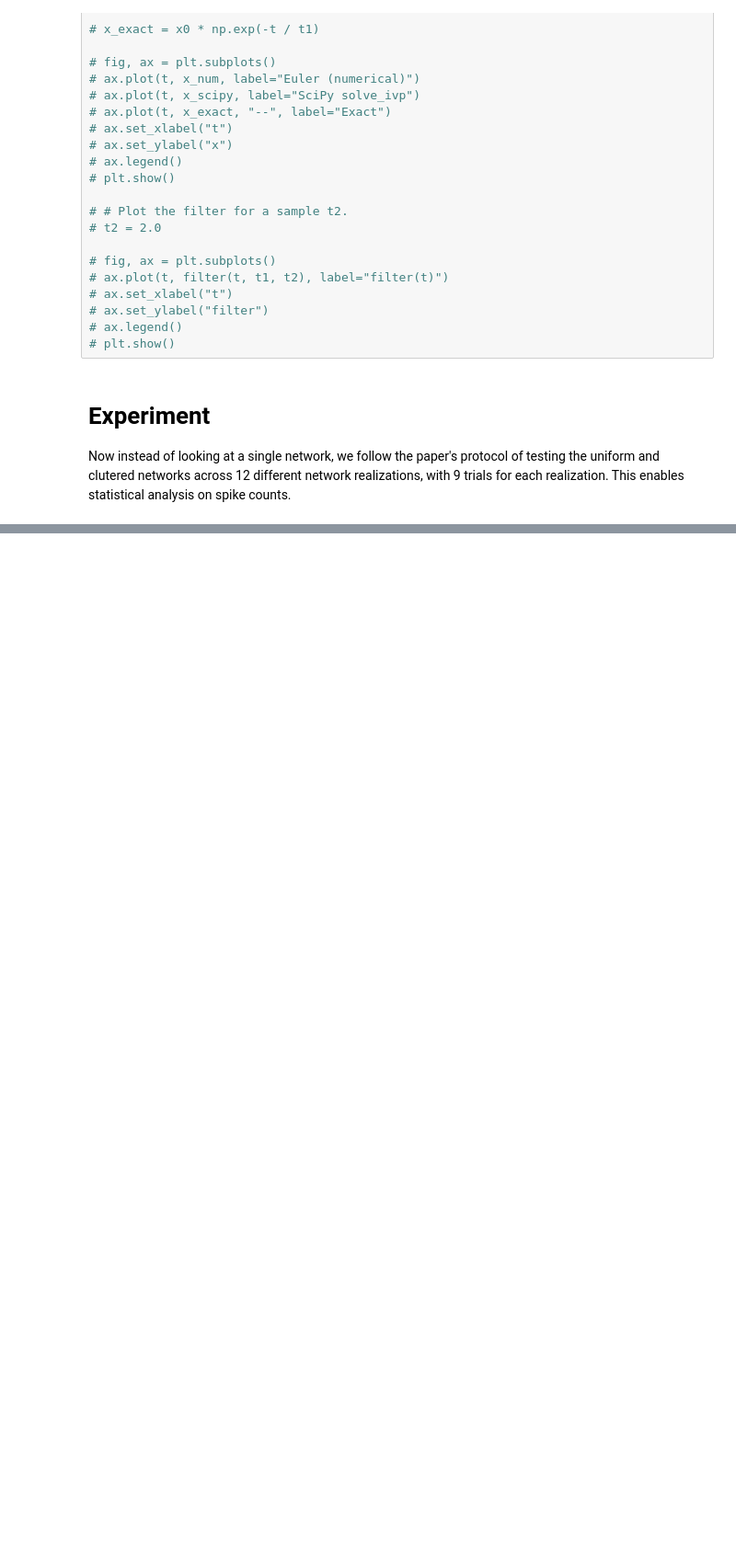
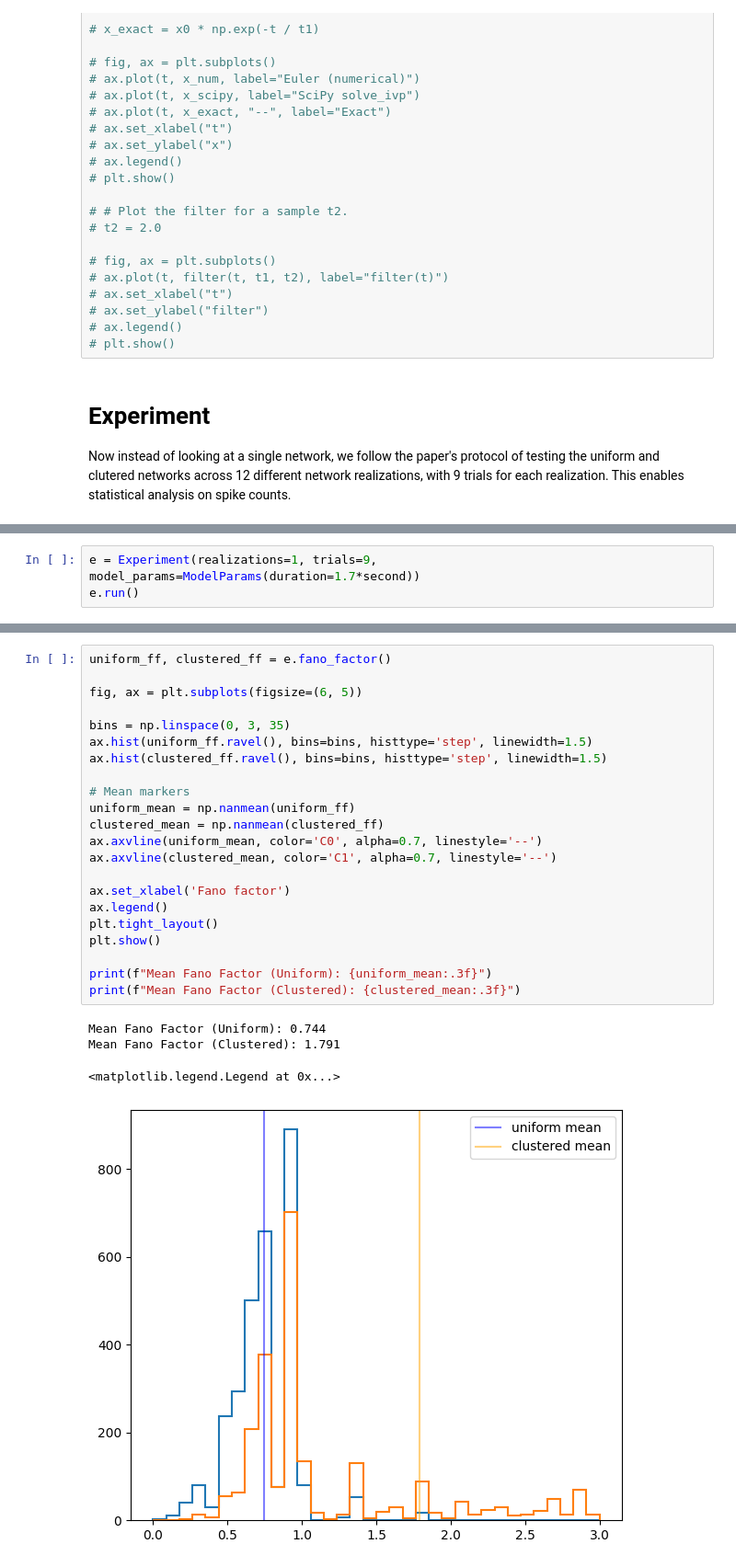
Before and after one commit to arjunpur/clustered-networks, a Jupyter notebook: base_model.ipynb, the cells around one changed output, grey strips where cells are left out. Shown at 92% size. Saved outputs shown, nothing was run; the diff lists cells and outputs as text; blank space fills up the shorter version.

```diff
--- a/base_model.ipynb
+++ b/base_model.ipynb
@@ -527,0 +577,3 @@ def fano_factor(e):
+# %%
+e = Experiment(realizations=1, trials=9, model_params=ModelParams(duration=1.7*second))
+e.run()
@@ -527,0 +608,27 @@ def fano_factor(e):
+# %%
+uniform_ff, clustered_ff = e.fano_factor()
+
+fig, ax = plt.subplots(figsize=(6, 5))
+
+bins = np.linspace(0, 3, 35)
+ax.hist(uniform_ff.ravel(), bins=bins, histtype='step', linewidth=1.5)
+ax.hist(clustered_ff.ravel(), bins=bins, histtype='step', linewidth=1.5)
+
+# Mean markers
+uniform_mean = np.nanmean(uniform_ff)
+clustered_mean = np.nanmean(clustered_ff)
+ax.axvline(uniform_mean, color='C0', alpha=0.7, linestyle='--')
+ax.axvline(clustered_mean, color='C1', alpha=0.7, linestyle='--')
+
+ax.set_xlabel('Fano factor')
+ax.legend()
+plt.tight_layout()
+plt.show()
+
+print(f"Mean Fano Factor (Uniform): {uniform_mean:.3f}")
+print(f"Mean Fano Factor (Clustered): {clustered_mean:.3f}")
+# %% [output]
+Mean Fano Factor (Uniform): 0.744
+Mean Fano Factor (Clustered): 1.791
+<matplotlib.legend.Legend at 0x...>
+[figure, added]
```
Also changed, not shown: parts of 14 cells of this notebook, 20 other files.
